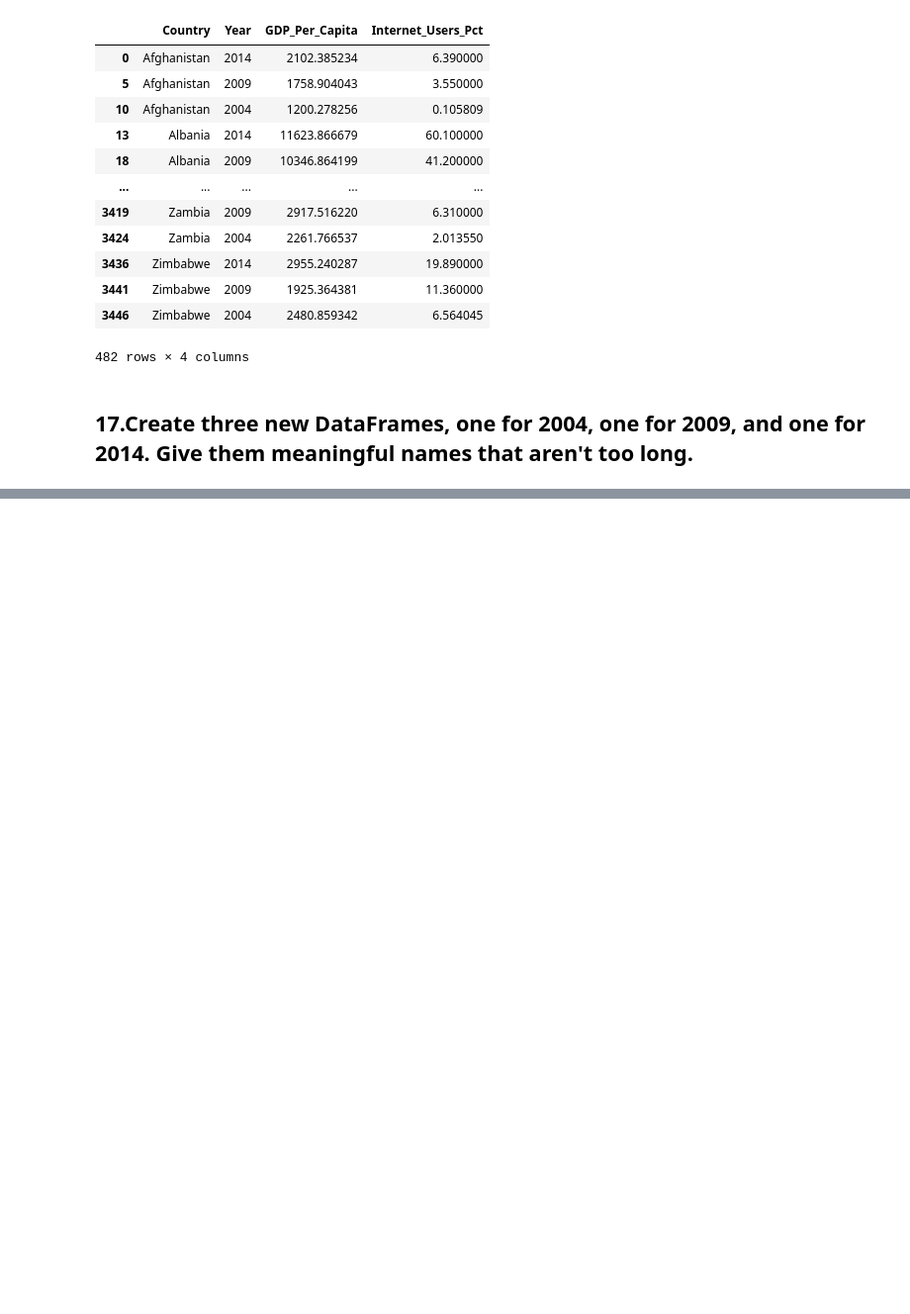
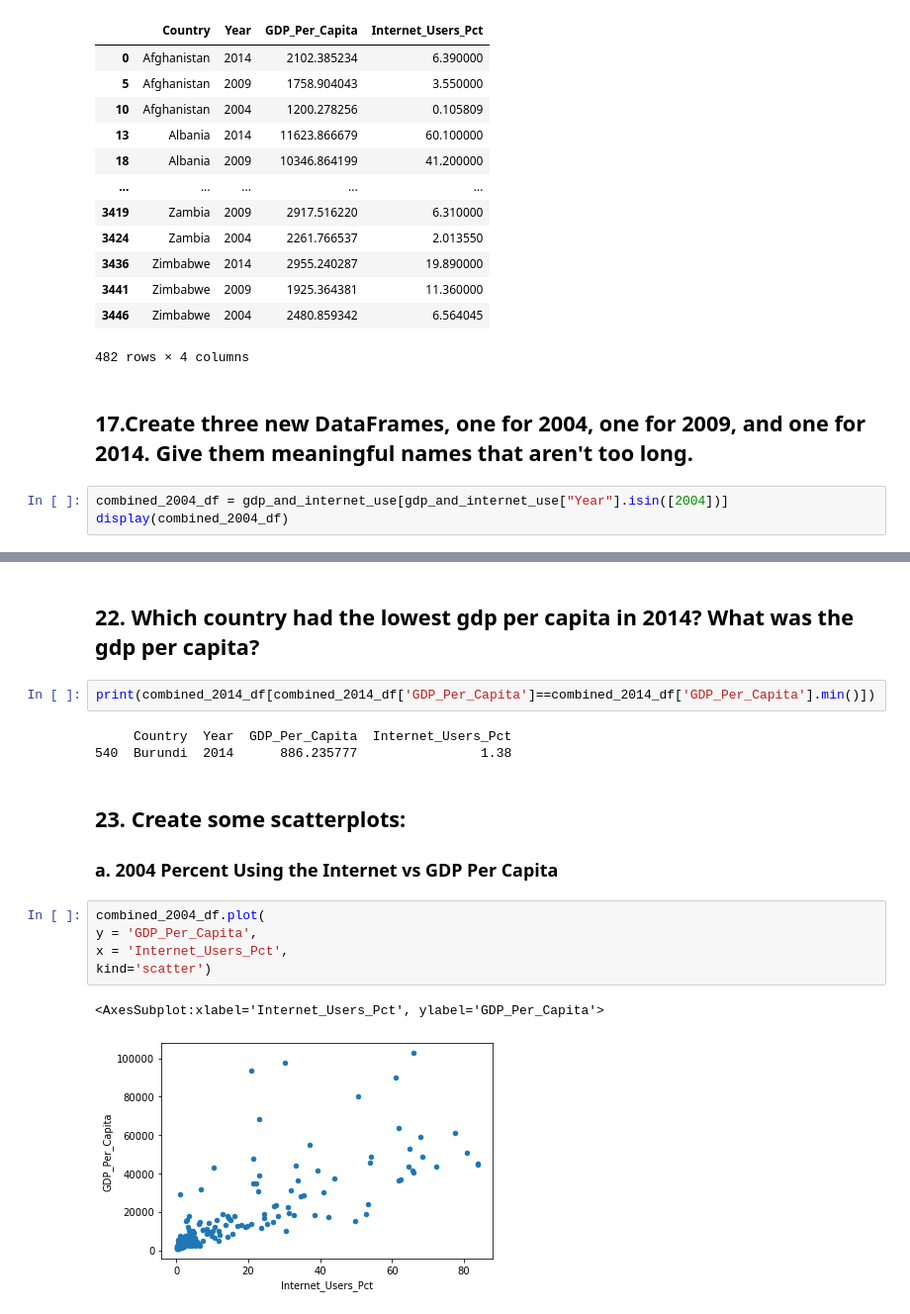
Before and after one commit to NSS-Data-Analytics-Cohort-7/gdp-and-internet-usage-kalmckin, a Jupyter notebook: Notebooks/gdp_and_internet_usage_kalmckin_notebook.ipynb, the cells around one changed output, grey strips where cells are left out. Shown at 99% size. Drawn from its saved outputs; the diff is of its cells as text; blank space fills up the shorter version.

```diff
--- a/Notebooks/gdp_and_internet_usage_kalmckin_notebook.ipynb
+++ b/Notebooks/gdp_and_internet_usage_kalmckin_notebook.ipynb
@@ -199,3 +199,6 @@ display(gdp_and_internet_use)
 482 rows × 4 columns
 # %% [markdown]
 ## 17.Create three new DataFrames, one for 2004, one for 2009, and one for 2014. Give them meaningful names that aren't too long.
+# %%
+combined_2004_df = gdp_and_internet_use[gdp_and_internet_use["Year"].isin([2004])]
+display(combined_2004_df)
@@ -201,0 +294,18 @@ display(gdp_and_internet_use)
+# %% [markdown]
+## 22. Which country had the lowest gdp per capita in 2014? What was the gdp per capita?
+# %%
+print(combined_2014_df[combined_2014_df['GDP_Per_Capita']==combined_2014_df['GDP_Per_Capita'].min()])
+# %% [output]
+     Country  Year  GDP_Per_Capita  Internet_Users_Pct
+540  Burundi  2014      886.235777                1.38
+# %% [markdown]
+## 23. Create some scatterplots:
+### a. 2004 Percent Using the Internet vs GDP Per Capita
+# %%
+combined_2004_df.plot(
+y = 'GDP_Per_Capita',
+x = 'Internet_Users_Pct',
+kind='scatter')
+# %% [output]
+<AxesSubplot:xlabel='Internet_Users_Pct', ylabel='GDP_Per_Capita'>
+[figure, added]
```
Also changed, not shown: parts of 31 cells of this notebook.
